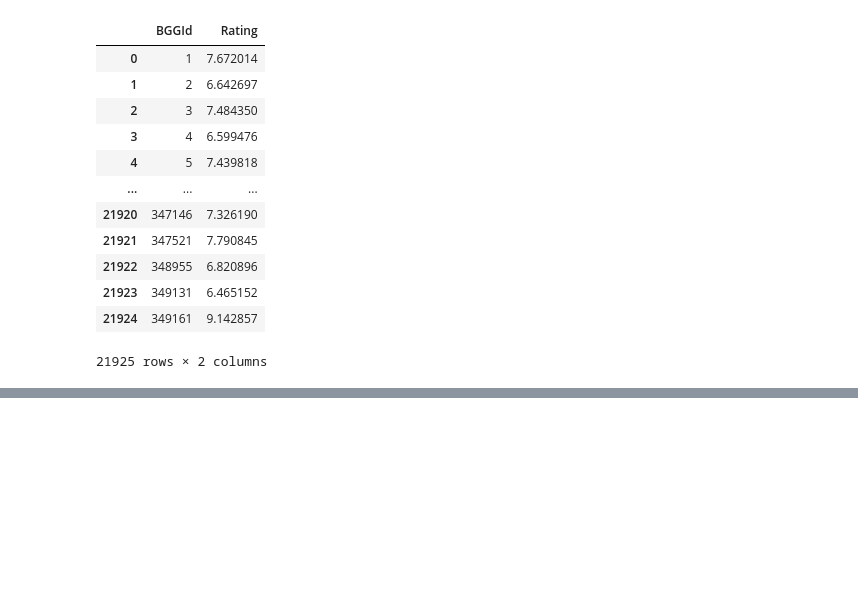
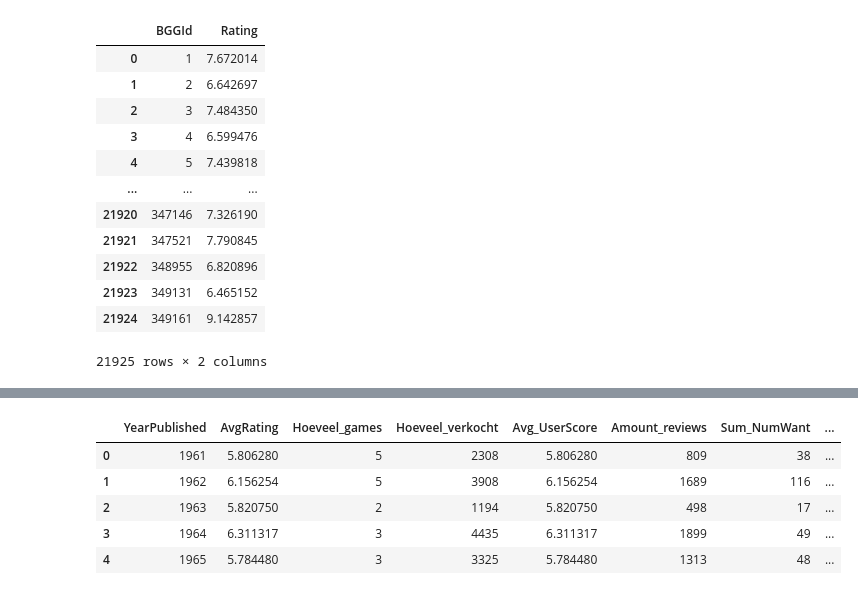
Before and after one commit to LeonDenBoer/ML_V, a Jupyter notebook: ML_oefenopdracht.ipynb, the cells around one changed output, grey strips where cells are left out. Cells and saved outputs as stored; diff of their text form; code cells hidden in the pictures; blank space fills up the shorter version.

```diff
--- a/ML_oefenopdracht.ipynb
+++ b/ML_oefenopdracht.ipynb
@@ -62,0 +136,33 @@ filtered_games.head()
+# %%
+# Filter games based on the 'War' category
+df_War_grouped = (
+    filtered_games[filtered_games['Cat:War'] == 1]
+
+    # Group by 'YearPublished' and calculate various aggregated metrics
+    .groupby('YearPublished')
+    .agg(
+        AvgRating=('AvgRating', 'mean'),                    # Average rating per year
+        Hoeveel_games=('NumWant', 'count'),                 # Number of games per year
+        Hoeveel_verkocht=('NumOwned', 'sum'),               # Total number of games sold per year
+        Avg_UserScore=('AvgRating', 'mean'),                # Average user score per year
+        Amount_reviews=('NumUserRatings', 'sum'),           # Total number of user reviews per year
+        Sum_NumWant=('NumWant', 'sum'),                     # Sum of 'NumWant' per year
+        Sum_NumWish=('NumWish', 'sum'),                     # Sum of 'NumWish' per year
+        Avg_Expansions=('NumExpansions', 'mean'),           # Average number of expansions per year
+        Avg_Implementations=('NumImplementations', 'mean'), # Average number of implementations per year
+        Avg_Comments=('NumComments', 'mean')                # Average number of comments per year
+    )
+    .reset_index()  # Reset index to have 'YearPublished' as a regular column
+)
+
+df_War_grouped['Category'] = 'War'
+
+# Display the resulting DataFrame
+df_War_grouped.head()
+# %% [output]
+|  | YearPublished | AvgRating | Hoeveel_games | Hoeveel_verkocht | Avg_UserScore | Amount_reviews | Sum_NumWant | ... |
+| 0 | 1961 | 5.806280 | 5 | 2308 | 5.806280 | 809 | 38 | ... |
+| 1 | 1962 | 6.156254 | 5 | 3908 | 6.156254 | 1689 | 116 | ... |
+| 2 | 1963 | 5.820750 | 2 | 1194 | 5.820750 | 498 | 17 | ... |
+| 3 | 1964 | 6.311317 | 3 | 4435 | 6.311317 | 1899 | 49 | ... |
+| 4 | 1965 | 5.784480 | 3 | 3325 | 5.784480 | 1313 | 48 | ... |
```
Also changed, not shown: parts of 10 cells of this notebook.
